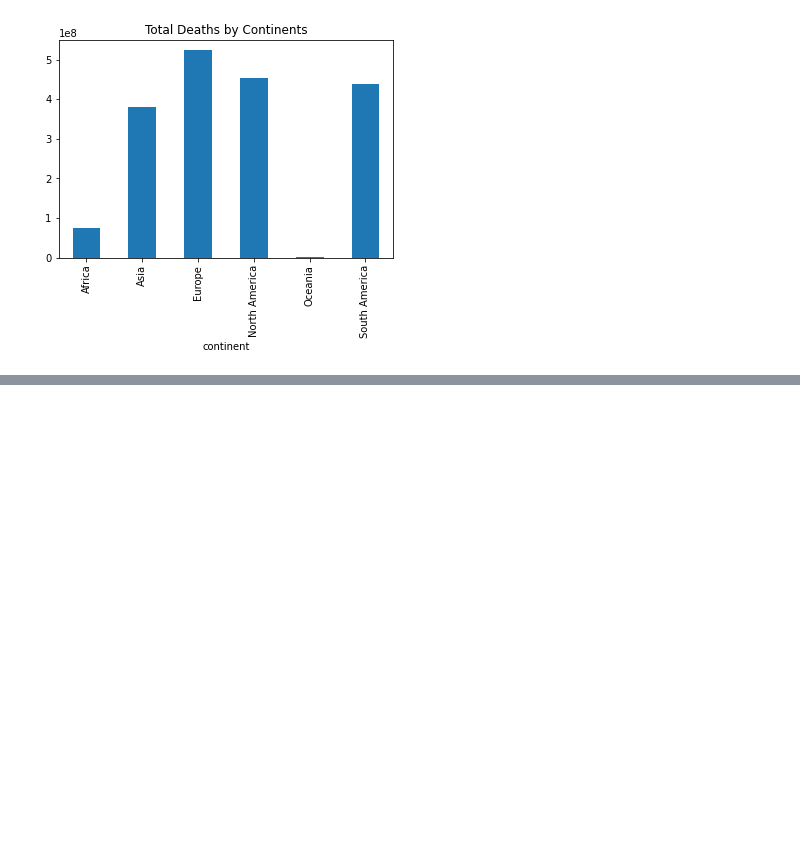
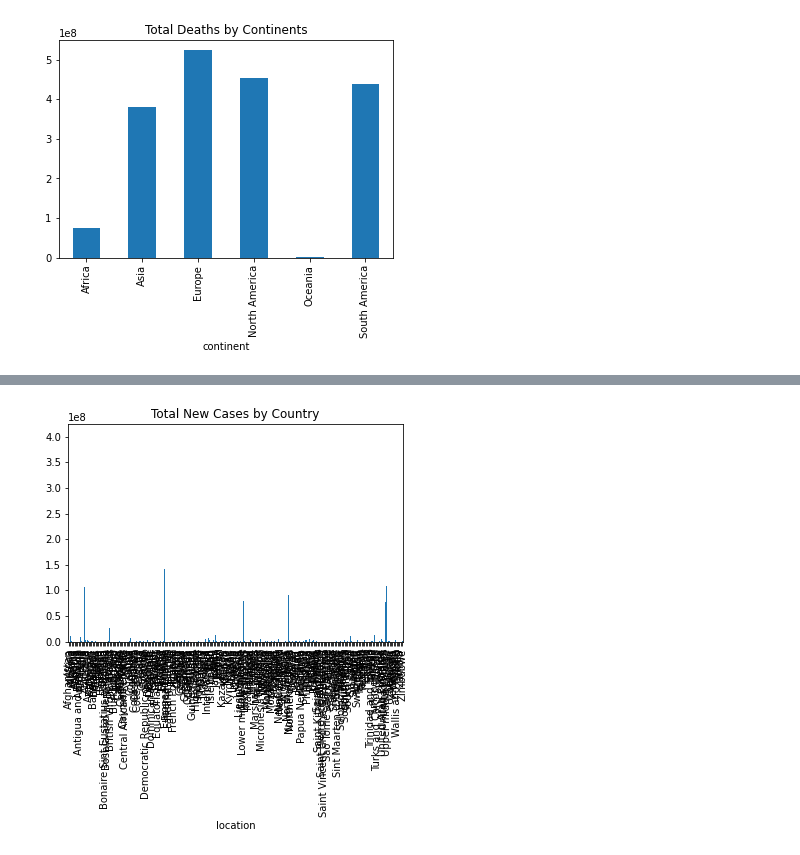
Before and after one commit to Alant84/UCDPractice, a Jupyter notebook: CovidAssignementCleaned.ipynb, the cells around one changed output, grey strips where cells are left out. Drawn from its saved outputs; the diff is of its cells as text; code cells hidden in the pictures; blank space fills up the shorter version.

Commit message:
New Graphs

```diff
--- a/CovidAssignementCleaned.ipynb
+++ b/CovidAssignementCleaned.ipynb
@@ -157,3 +207,6 @@ avg_total_deaths.plot(x="Million", y="Continent", kind="bar", title = "Total Dea
 plt.show()
 # %% [output]
 [figure]
+# %%
+avg_total_new_cases = brics.groupby("location")["new_cases"].sum()
+print(avg_total_new_cases)
@@ -159,0 +227,5 @@ plt.show()
+# %%
+avg_total_new_cases.plot(x="Million", y="location", kind="bar", title = "Total New Cases by Country")
+plt.show()
+# %% [output]
+[figure, added]
```
Also changed, not shown: parts of 6 cells of this notebook.
